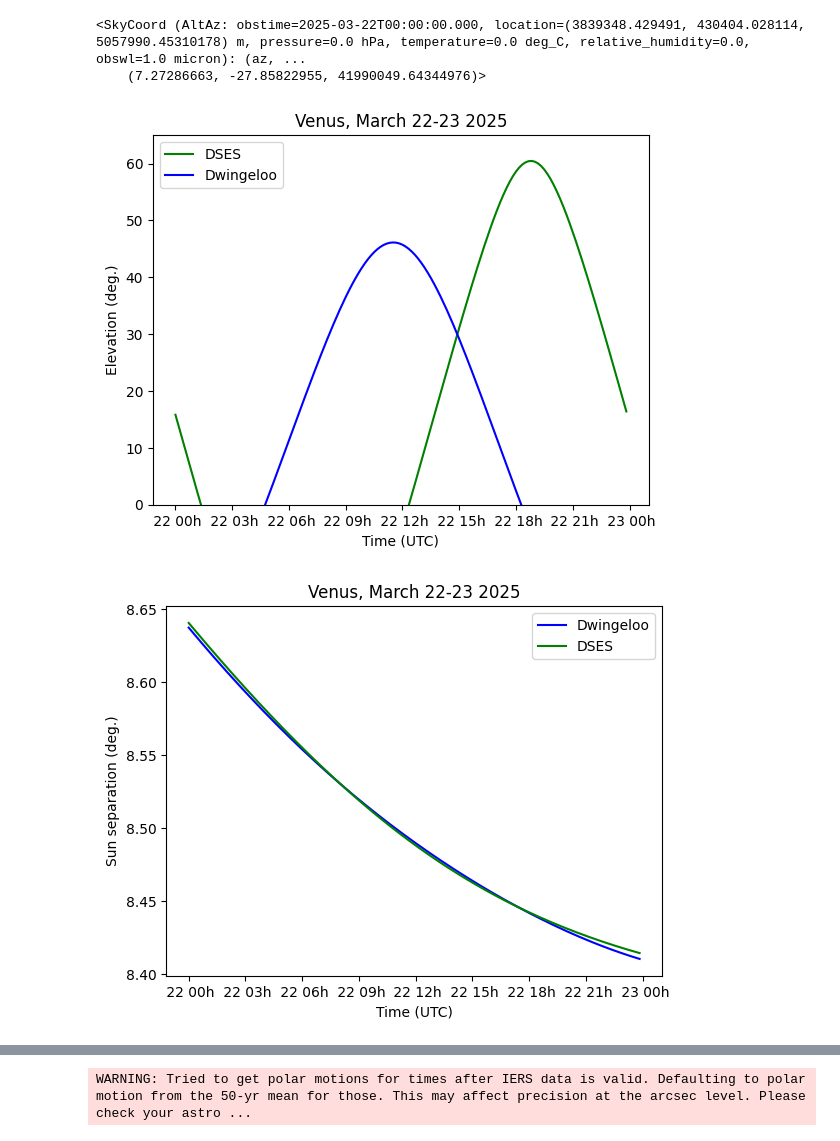
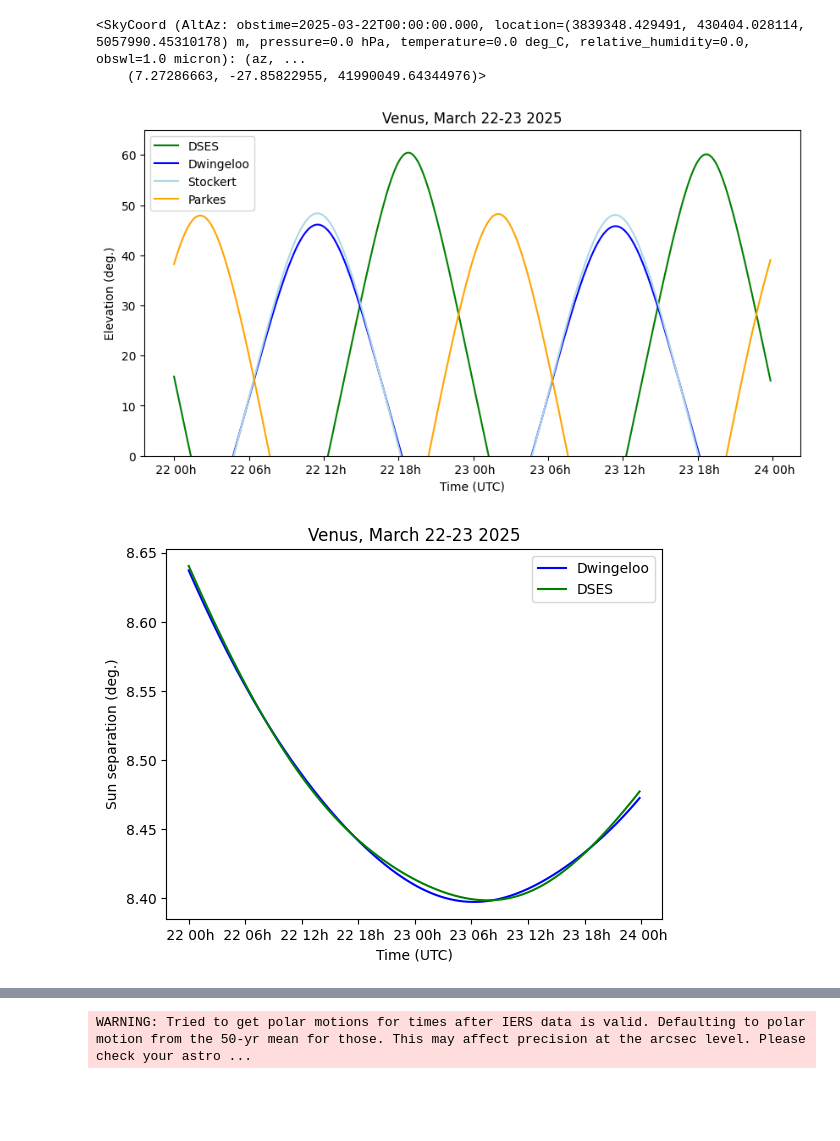
Before and after one commit to tftelkamp/venus_bounce, a Jupyter notebook: venus_scratchbook_v1.ipynb, the cells around one changed output, grey strips where cells are left out. Saved outputs shown, nothing was run; the diff lists cells and outputs as text; code cells hidden in the pictures; blank space fills up the shorter version.

```diff
--- a/venus_scratchbook_v1.ipynb
+++ b/venus_scratchbook_v1.ipynb
@@ -37,8 +37,13 @@ dses = EarthLocation(
 stockert = EarthLocation(
  lat=50.56944039751571, lon = 6.721943350231514, height=434 , ellipsoid="WGS84"
 )
+
+# Parkes
+parkes = EarthLocation(
+ lat=-32.99841590827885, lon = 148.26354692275757, height=100 , ellipsoid="WGS84"
+)
 # %%
-time = Time("2025-03-22T00:00:00Z")+np.arange(24*1*6)*10*u.min
+time = Time("2025-03-22T00:00:00Z")+np.arange(2*24*1*6)*10*u.min
 
 solar_system_ephemeris.set('de432s')
 
@@ -53,6 +58,10 @@ dses_altaz = dses_c.transform_to(AltAz(obstime=time,location=dses))
 stockert_c = get_body('venus', time, stockert)
 stockert_altaz = stockert_c.transform_to(AltAz(obstime=time,location=stockert))
 
+parkes_c = get_body('venus', time, parkes)
+parkes_altaz = stockert_c.transform_to(AltAz(obstime=time,location=parkes))
+
+
 dw_sun = get_body('sun', time, dwingeloo)
 dses_sun = get_body('sun', time, dses)
 sun_altaz = dw_sun.transform_to(AltAz(obstime=time,location=dwingeloo))
@@ -70,21 +88,23 @@ df.to_csv("venus_elevation_dwingeloo_dses.csv", index=False, header=("time_utc",
 # %%
-fig, ax = plt.subplots()
+fig, ax = plt.subplots(figsize=(10, 5))
 
 ax.plot(time.datetime, dses_altaz.alt.value, "-",
         color="green", label="DSES");
 ax.plot(time.datetime, dw_altaz.alt.value, "-",
         color="blue", label="Dwingeloo");
-# ax.plot(time.datetime, stockert_altaz.alt.value, "-",
-#         color="lightblue", label="Stockert");
+ax.plot(time.datetime, stockert_altaz.alt.value, "-",
+        color="lightblue", label="Stockert");
+ax.plot(time.datetime, parkes_altaz.alt.value, "-",
+         color="orange", label="Parkes");
 ax.set_ylim(0,65);
 ax.xaxis.set_major_formatter(FuncFormatter(lambda x, pos: f"{num2date(x): %H:%M}"))
 ax.xaxis.set_major_formatter(FuncFormatter(lambda x, pos: f"{num2date(x): %d %Hh}"))
 ax.set_title("Venus, March 22-23 2025");
 ax.legend();
 ax.set_xlabel("Time (UTC)");
 ax.set_ylabel("Elevation (deg.)");
 # %% [output]
-[figure, old version]
+[figure, new version]
 # %%
 sep = dw_c.separation(dw_sun)
 
@@ -102,7 +122,7 @@ ax.legend();
 ax.set_xlabel("Time (UTC)");
 ax.set_ylabel("Sun separation (deg.)");
 # %% [output]
-[figure, old version]
+[figure, new version]
 # %%
 fig, ax = plt.subplots()
 
```
Also changed, not shown: parts of 9 cells of this notebook.
